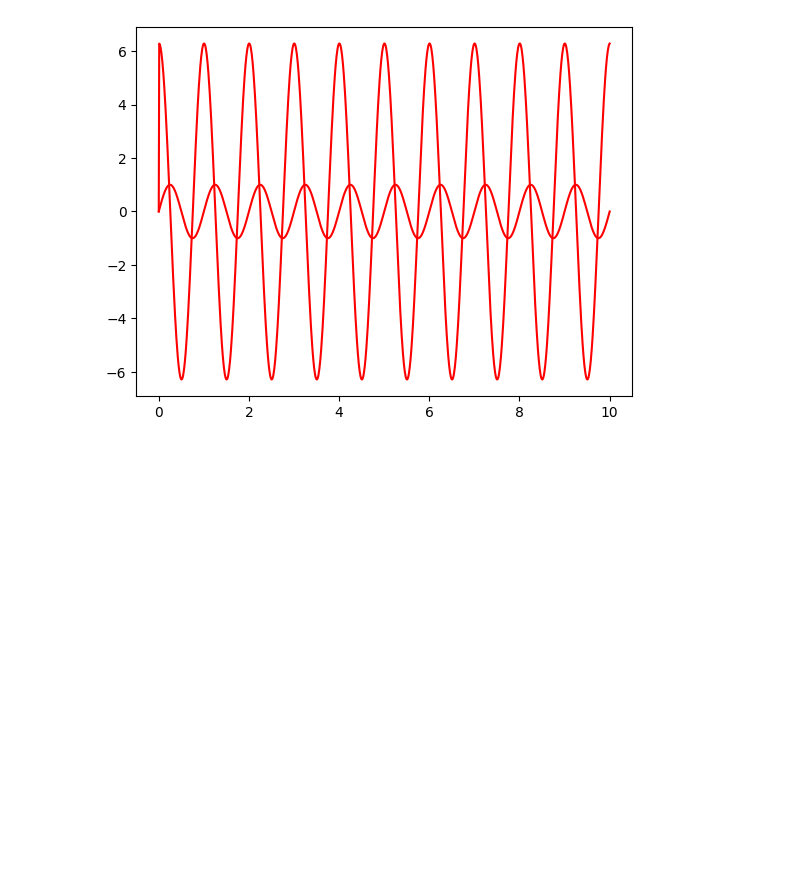
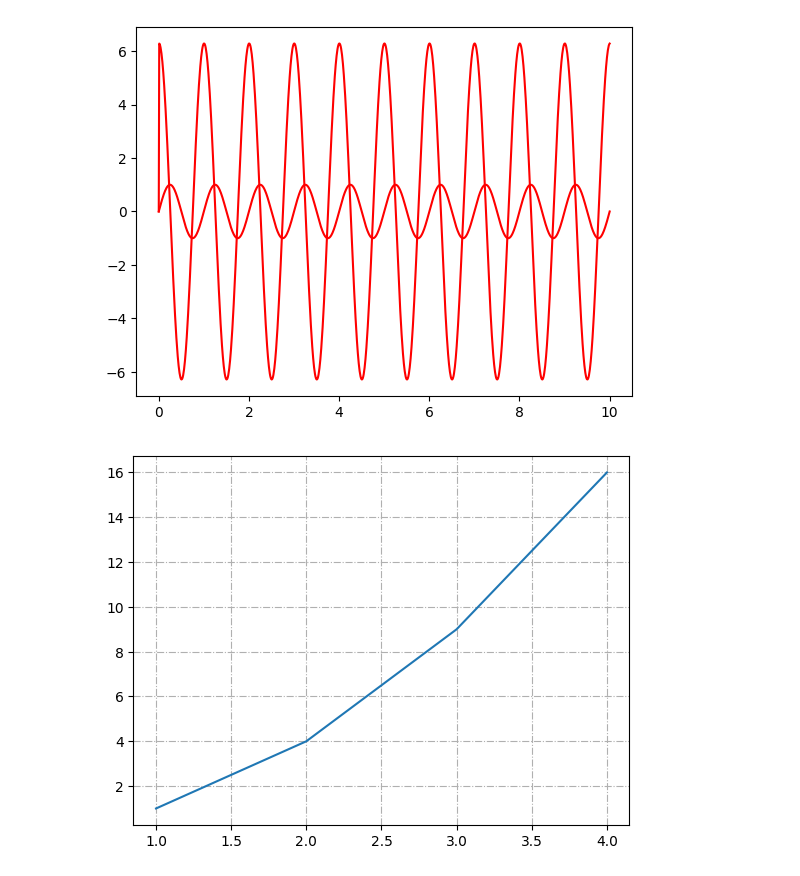
Before and after one commit to omsmarian/Tp_electro, a Jupyter notebook: bode.ipynb, the cells around one changed output. Saved outputs shown, nothing was run; the diff lists cells and outputs as text; code cells hidden in the pictures; blank space fills up the shorter version.

```diff
--- a/bode.ipynb
+++ b/bode.ipynb
@@ -254,3 +252,22 @@ plt.plot(señal.t, señal.output, color = 'red', label = 'Señal de entrada')
 plt.show()
 # %% [output]
 [figure]
+# %%
+import matplotlib.pyplot as plt
+
+plt.plot([1, 2, 3, 4], [1, 4, 9, 16])
+
+# Solid line grid
+#plt.grid(True, linestyle='-')
+
+# Dashed line grid (creo qu esta)
+#plt.grid(True, linestyle='--')
+
+# Dotted line grid
+#plt.grid(True, linestyle=':')
+
+# Dash-dot line grid
+plt.grid(True, linestyle='-.')
+plt.show()
+# %% [output]
+[figure, added]
```
Also changed, not shown: parts of 1 cell of this notebook, 2 other files.
